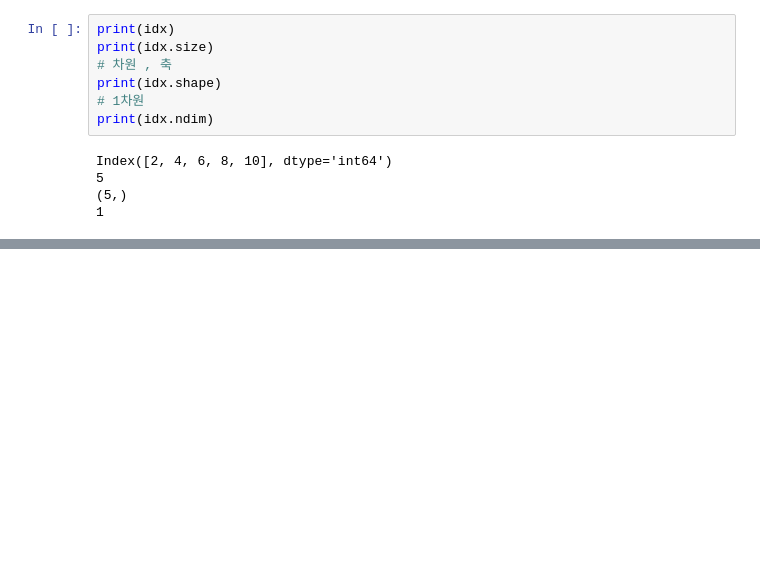
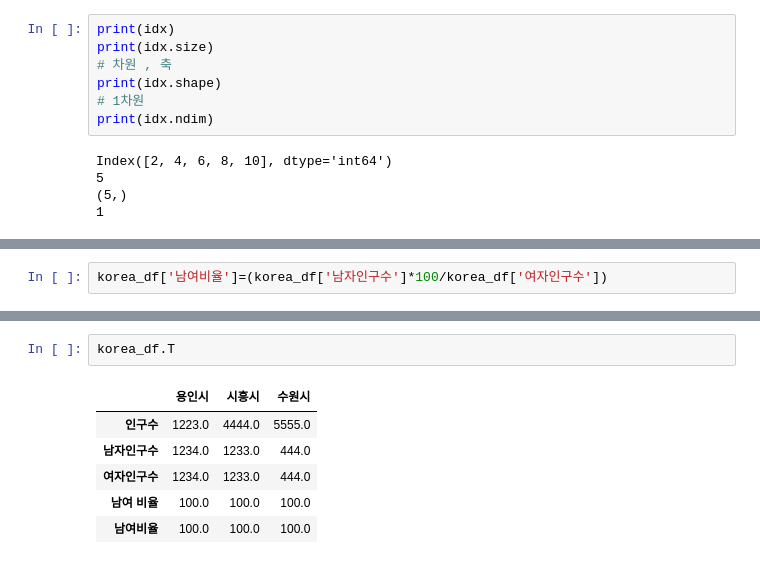
Before and after one commit to yumi-jun/LearnPandas, a Jupyter notebook: 판다스.ipynb, the cells around one changed output, grey strips where cells are left out. Saved outputs shown, nothing was run; the diff lists cells and outputs as text; blank space fills up the shorter version.

```diff
--- a/판다스.ipynb
+++ b/판다스.ipynb
@@ -146,0 +232,2 @@ Index([1, 2, 3, 4, 5, 6, 7, 8, 9], dtype='int64')
+# %%
+korea_df['남여비율']=(korea_df['남자인구수']*100/korea_df['여자인구수'])
@@ -146,0 +275,9 @@ Index([1, 2, 3, 4, 5, 6, 7, 8, 9], dtype='int64')
+# %%
+korea_df.T
+# %% [output]
+|  | 용인시 | 시흥시 | 수원시 |
+| 인구수 | 1223.0 | 4444.0 | 5555.0 |
+| 남자인구수 | 1234.0 | 1233.0 | 444.0 |
+| 여자인구수 | 1234.0 | 1233.0 | 444.0 |
+| 남여 비율 | 100.0 | 100.0 | 100.0 |
+| 남여비율 | 100.0 | 100.0 | 100.0 |
```
Also changed, not shown: parts of 36 cells of this notebook.
